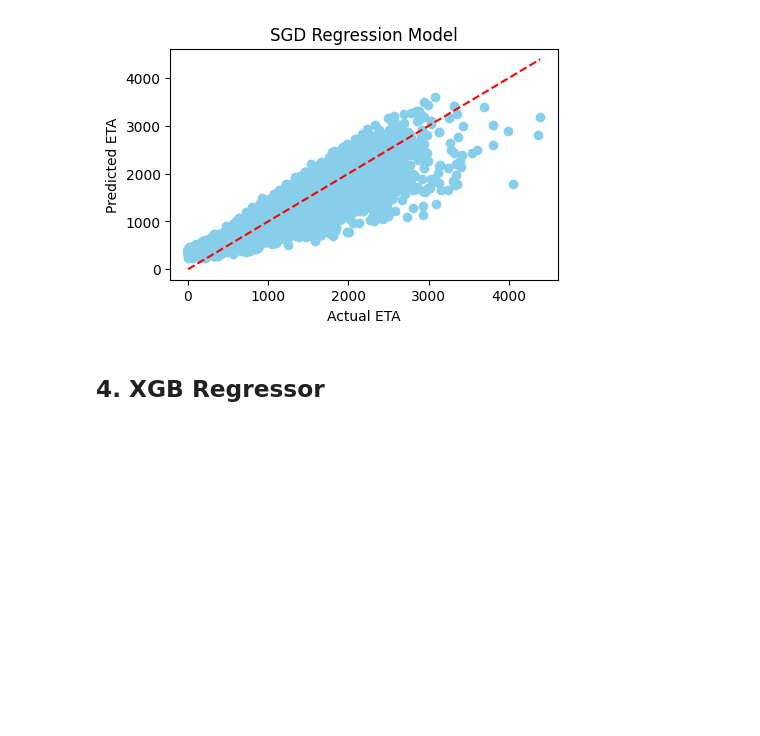
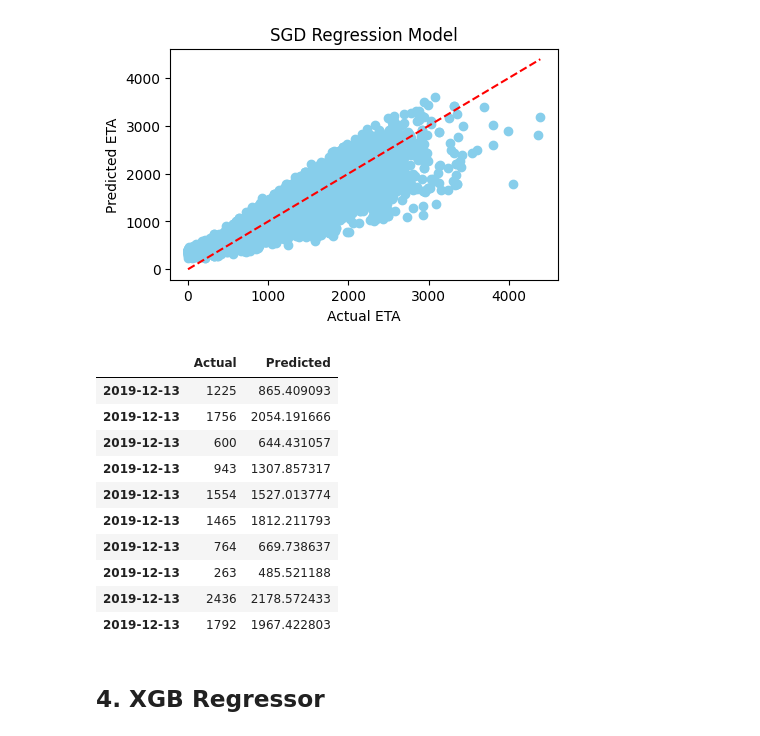
Before and after one commit to murithidenisgitobu/Yassir-Expected-Time-of-Arrival-ETA-Prediction, a Jupyter notebook: Notebook/yassir_notebook.ipynb, the cells around one changed output. Cells and saved outputs as stored; diff of their text form; code cells hidden in the pictures; blank space fills up the shorter version.

```diff
--- a/Notebook/yassir_notebook.ipynb
+++ b/Notebook/yassir_notebook.ipynb
@@ -857,6 +891,23 @@ Root Mean Squared Error (RMSE): 242.78368637154134
 R-squared Score (R2): 0.804438917605313
 Mean Absolute Error (MAE): 179.7164738394599
 [figure]
+# %%
+# Comaprison between actual and predicted
+data = {'Actual': y_test, 'Predicted': sgd_y_pred}
+df_predictions = pd.DataFrame(data)
+df_predictions.head(10)
+# %% [output]
+|  | Actual | Predicted |
+| 2019-12-13 | 1225 | 865.409093 |
+| 2019-12-13 | 1756 | 2054.191666 |
+| 2019-12-13 | 600 | 644.431057 |
+| 2019-12-13 | 943 | 1307.857317 |
+| 2019-12-13 | 1554 | 1527.013774 |
+| 2019-12-13 | 1465 | 1812.211793 |
+| 2019-12-13 | 764 | 669.738637 |
+| 2019-12-13 | 263 | 485.521188 |
+| 2019-12-13 | 2436 | 2178.572433 |
+| 2019-12-13 | 1792 | 1967.422803 |
 # %% [markdown]
 ## **4. XGB Regressor**
 # %%
```
Also changed, not shown: parts of 4 cells of this notebook.
